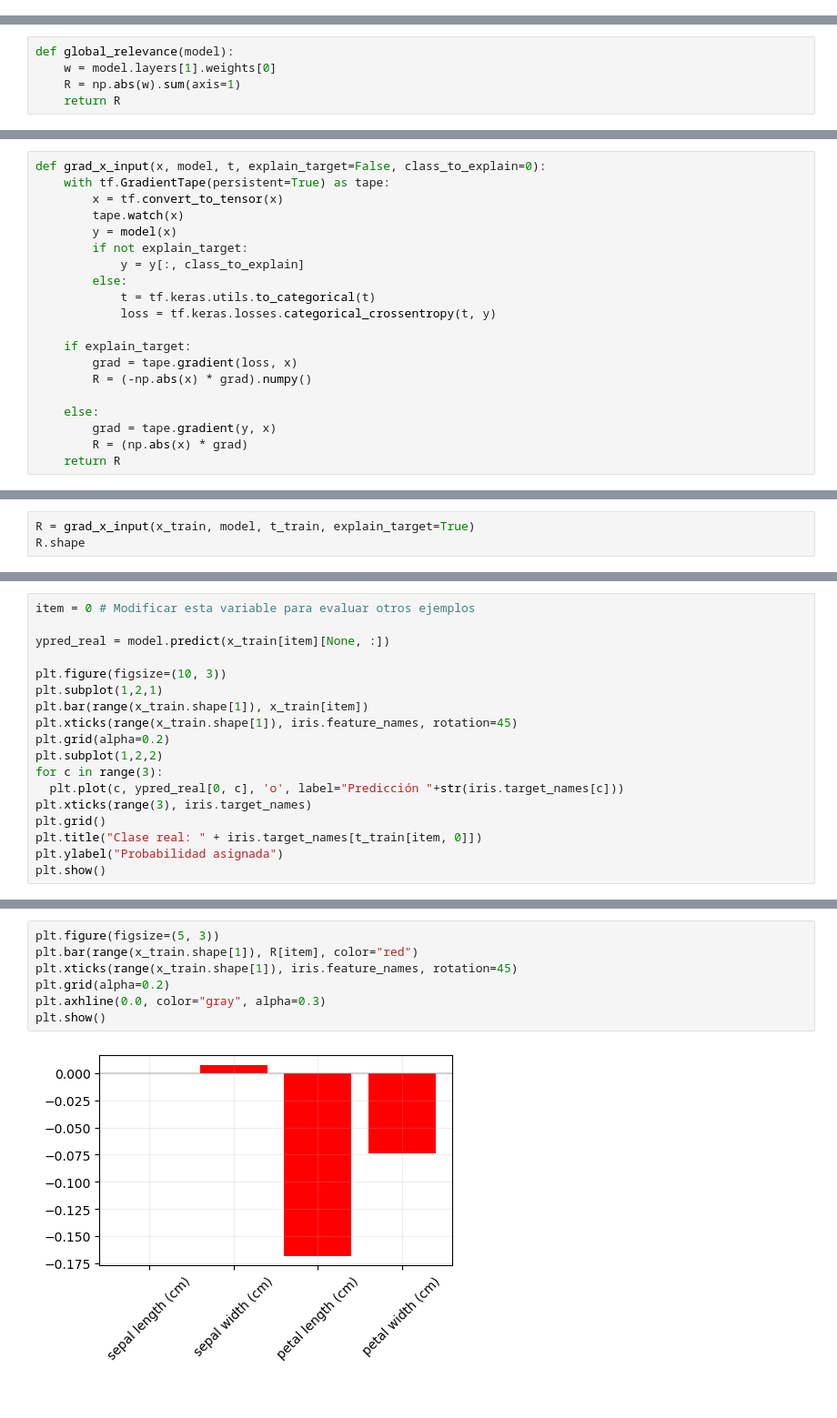
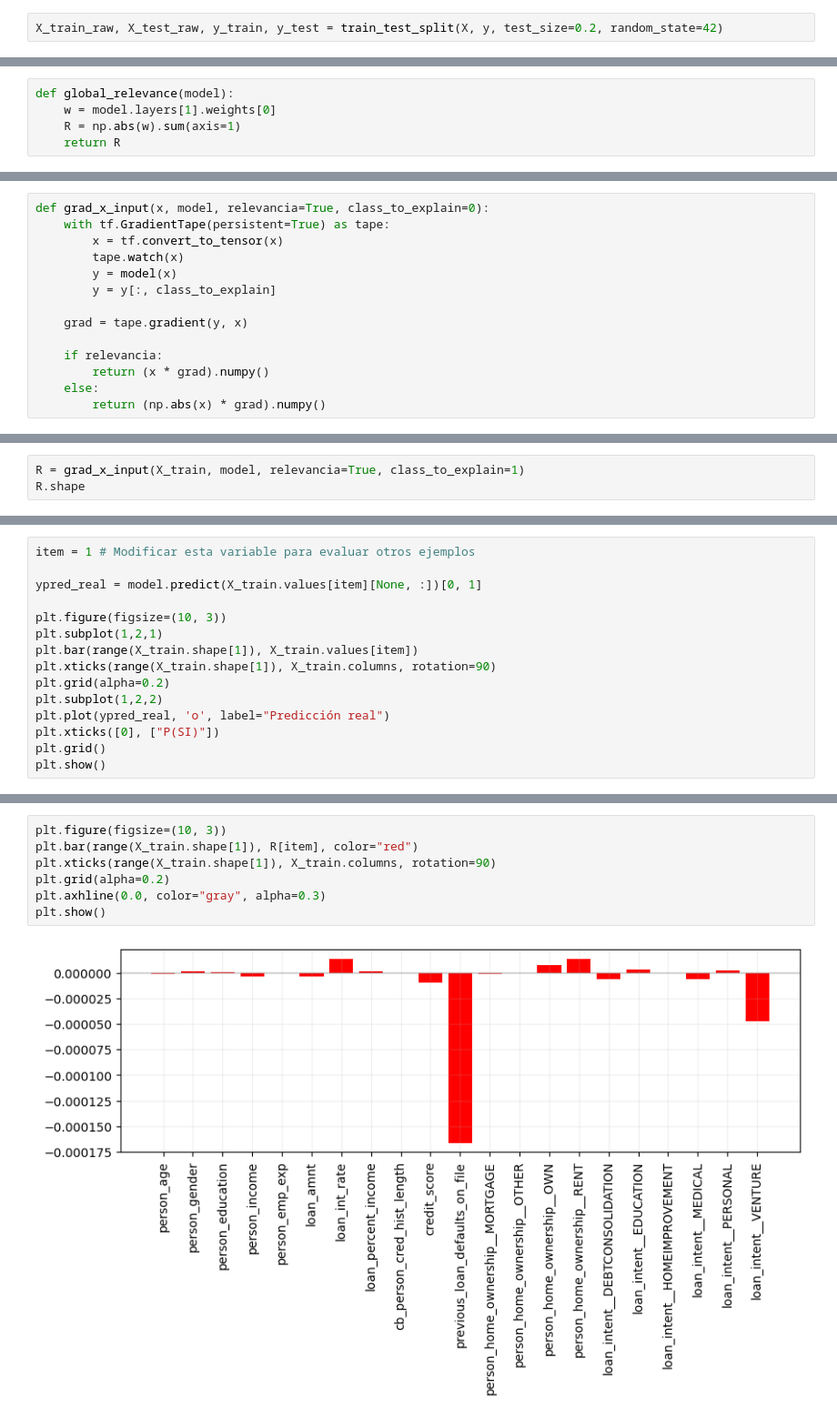
Before and after one commit to christianolivamoya/MIAX13-REDES, a Jupyter notebook: notebooks/99_1_explicabilidad_redes_neuronales.ipynb, the cells around one changed output, grey strips where cells are left out. Shown at 91% size. Drawn from its saved outputs; the diff is of its cells as text.

```diff
--- a/notebooks/99_1_explicabilidad_redes_neuronales.ipynb
+++ b/notebooks/99_1_explicabilidad_redes_neuronales.ipynb
@@ -96,0 +350,2 @@ np.mean(np.argmax(pred, axis=1) == t_test[:, 0])
+# %%
+X_train_raw, X_test_raw, y_train, y_test = train_test_split(X, y, test_size=0.2, random_state=42)
@@ -194,22 +560,16 @@ o si quieres explicar cómo se va a comportar el modelo para cada clase:
 
 $$R_{\mathbf{x}}^c = |\mathbf{x}| \cdot \nabla_\mathbf{x}(y_c)$$
 # %%
-def grad_x_input(x, model, t, explain_target=False, class_to_explain=0):
+def grad_x_input(x, model, relevancia=True, class_to_explain=0):
     with tf.GradientTape(persistent=True) as tape:
         x = tf.convert_to_tensor(x)
         tape.watch(x)
         y = model(x)
-        if not explain_target:
-            y = y[:, class_to_explain]
-        else:
-            t = tf.keras.utils.to_categorical(t)
-            loss = tf.keras.losses.categorical_crossentropy(t, y)
+        y = y[:, class_to_explain]
 
-    if explain_target:
-        grad = tape.gradient(loss, x)
-        R = (-np.abs(x) * grad).numpy()
+    grad = tape.gradient(y, x)
 
+    if relevancia:
+        return (x * grad).numpy()
     else:
-        grad = tape.gradient(y, x)
-        R = (np.abs(x) * grad)
-    return R
+        return (np.abs(x) * grad).numpy()
@@ -220,4 +576,4 @@ Podemos visualizar el comportamiento del modelo para analizar su salida respecto
 # %%
-R = grad_x_input(x_train, model, t_train, explain_target=True)
+R = grad_x_input(X_train, model, relevancia=True, class_to_explain=1)
 R.shape
 # %% [output]
@@ -225,19 +581,16 @@ TensorShape([100, 4])
 # %%
-item = 0 # Modificar esta variable para evaluar otros ejemplos
+item = 1 # Modificar esta variable para evaluar otros ejemplos
 
-ypred_real = model.predict(x_train[item][None, :])
+ypred_real = model.predict(X_train.values[item][None, :])[0, 1]
 
 plt.figure(figsize=(10, 3))
 plt.subplot(1,2,1)
-plt.bar(range(x_train.shape[1]), x_train[item])
-plt.xticks(range(x_train.shape[1]), iris.feature_names, rotation=45)
+plt.bar(range(X_train.shape[1]), X_train.values[item])
+plt.xticks(range(X_train.shape[1]), X_train.columns, rotation=90)
 plt.grid(alpha=0.2)
 plt.subplot(1,2,2)
-for c in range(3):
-  plt.plot(c, ypred_real[0, c], 'o', label="Predicción "+str(iris.target_names[c]))
-plt.xticks(range(3), iris.target_names)
+plt.plot(ypred_real, 'o', label="Predicción real")
+plt.xticks([0], ["P(SI)"])
 plt.grid()
-plt.title("Clase real: " + iris.target_names[t_train[item, 0]])
-plt.ylabel("Probabilidad asignada")
 plt.show()
 # %% [output]
@@ -246,9 +599,9 @@ plt.show()
 # %%
-plt.figure(figsize=(5, 3))
-plt.bar(range(x_train.shape[1]), R[item], color="red")
-plt.xticks(range(x_train.shape[1]), iris.feature_names, rotation=45)
+plt.figure(figsize=(10, 3))
+plt.bar(range(X_train.shape[1]), R[item], color="red")
+plt.xticks(range(X_train.shape[1]), X_train.columns, rotation=90)
 plt.grid(alpha=0.2)
 plt.axhline(0.0, color="gray", alpha=0.3)
 plt.show()
 # %% [output]
-[figure, old version]
+[figure, new version]
```
Also changed, not shown: parts of 108 cells of this notebook.
